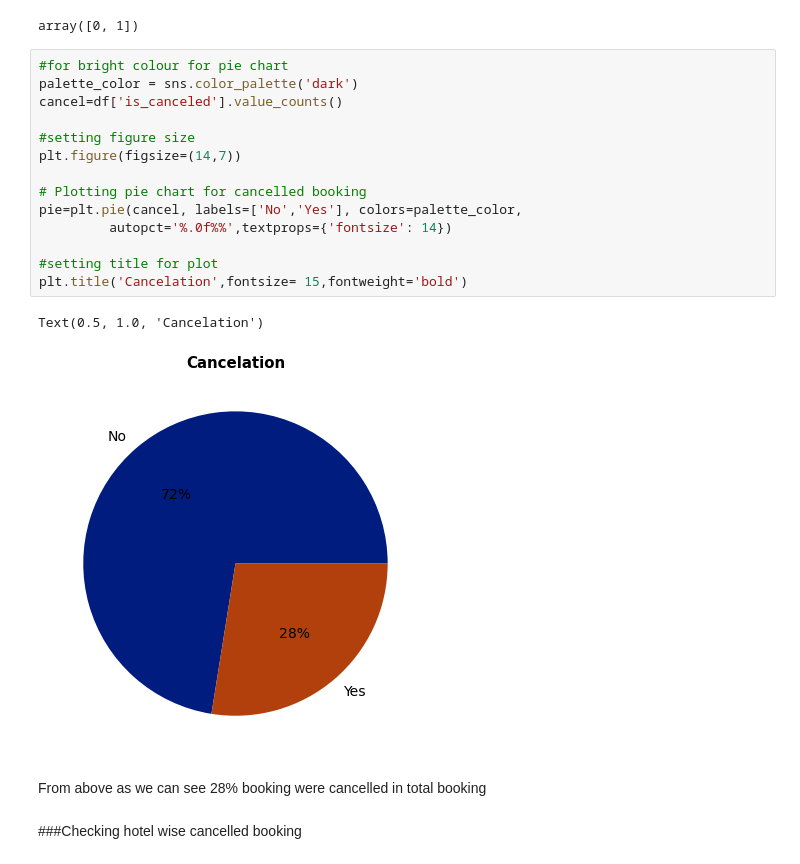
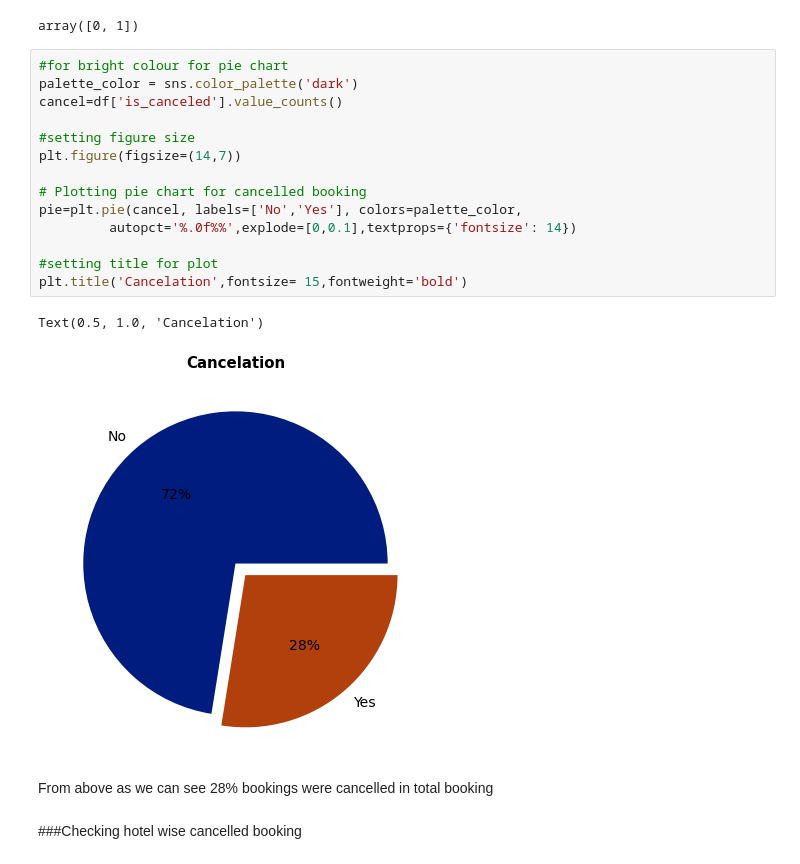
Before and after one commit to rafiddeshmukh/EDA-Hotel_Booking, a Jupyter notebook: Hotel_Booking_Analysis_Capstone_Project.ipynb, the cells around one changed output. Saved outputs shown, nothing was run; the diff lists cells and outputs as text.

```diff
--- a/Hotel_Booking_Analysis_Capstone_Project.ipynb
+++ b/Hotel_Booking_Analysis_Capstone_Project.ipynb
@@ -267,22 +267,22 @@ array([0, 1])
 # %%
 #for bright colour for pie chart
 palette_color = sns.color_palette('dark')
 cancel=df['is_canceled'].value_counts()
 
 #setting figure size
 plt.figure(figsize=(14,7))
 
 # Plotting pie chart for cancelled booking
 pie=plt.pie(cancel, labels=['No','Yes'], colors=palette_color,
-         autopct='%.0f%%',textprops={'fontsize': 14})
+         autopct='%.0f%%',explode=[0,0.1],textprops={'fontsize': 14})
 
 #setting title for plot
 plt.title('Cancelation',fontsize= 15,fontweight='bold')
 # %% [output]
 Text(0.5, 1.0, 'Cancelation')
-[figure, old version]
+[figure, new version]
 # %% [markdown]
-From above as we can see 28% booking were cancelled in total booking
+From above as we can see 28% bookings were cancelled in total booking
 # %% [markdown]
 ###Checking hotel wise cancelled booking
 # %%
```
Also changed, not shown: parts of 28 cells of this notebook.
